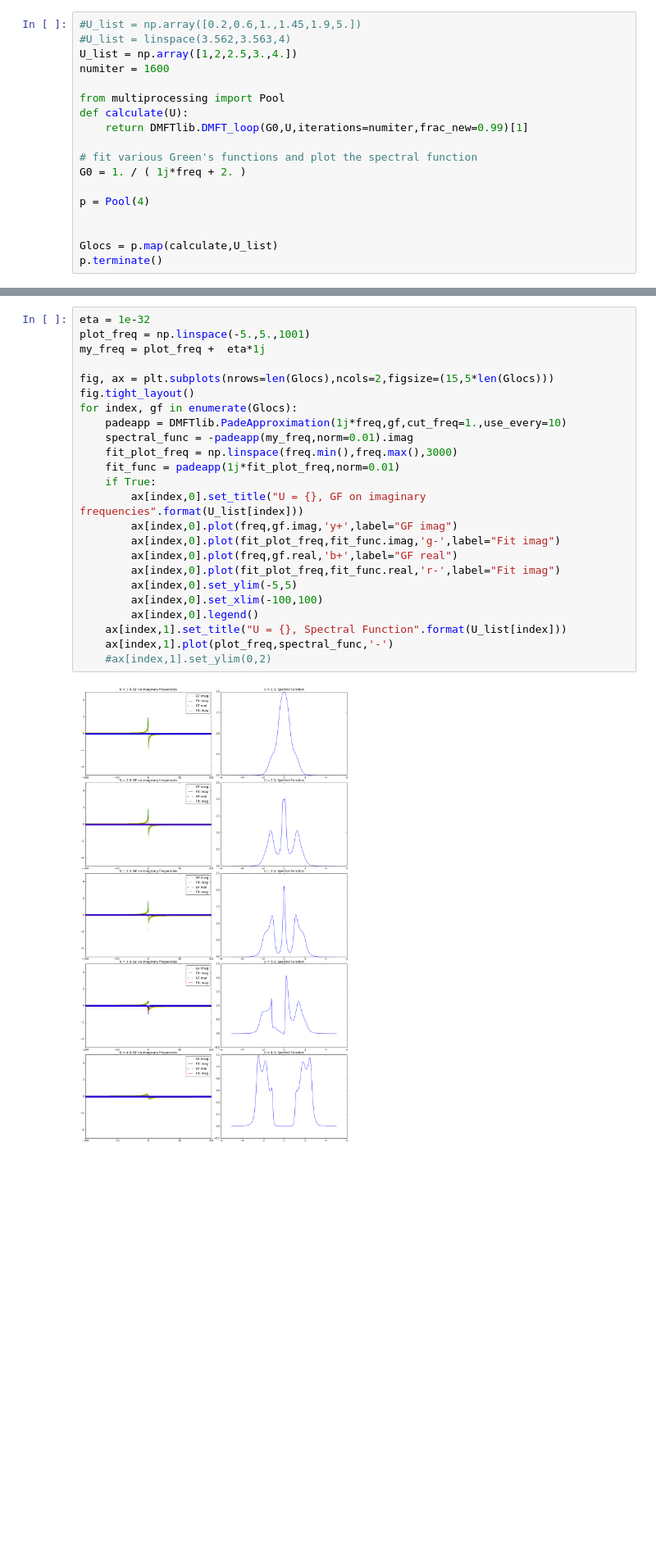
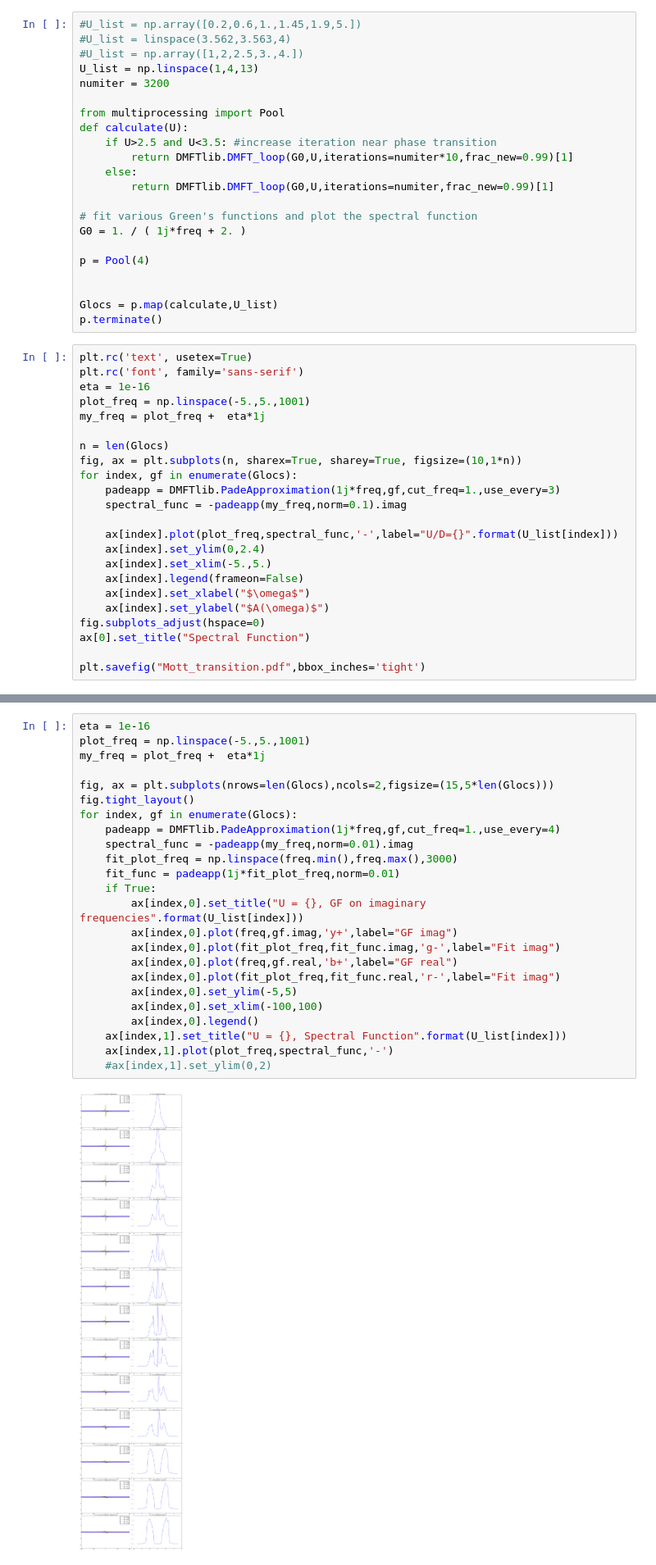
Before and after one commit to sprudel/DMFT, a Jupyter notebook: Zusammenführung/Mott_transition.ipynb, the cells around one changed output, grey strips where cells are left out. Shown: that part at 82% size. Cells and saved outputs as stored; diff of their text form; blank space fills up the shorter version.

Commit message:
improved plots and resimulated phase transitio

```diff
--- a/Zusammenführung/Mott_transition.ipynb
+++ b/Zusammenführung/Mott_transition.ipynb
@@ -19,12 +19,16 @@ freq = DMFTlib.matsubara_freq(N) # matsubara frequencies, ordered according to n
 # %%
 #U_list = np.array([0.2,0.6,1.,1.45,1.9,5.])
 #U_list = linspace(3.562,3.563,4)
-U_list = np.array([1,2,2.5,3.,4.])
-numiter = 1600
+#U_list = np.array([1,2,2.5,3.,4.])
+U_list = np.linspace(1,4,13)
+numiter = 3200
 
 from multiprocessing import Pool
 def calculate(U):
-    return DMFTlib.DMFT_loop(G0,U,iterations=numiter,frac_new=0.99)[1]
+    if U>2.5 and U<3.5: #increase iteration near phase transition
+        return DMFTlib.DMFT_loop(G0,U,iterations=numiter*10,frac_new=0.99)[1]
+    else:
+        return DMFTlib.DMFT_loop(G0,U,iterations=numiter,frac_new=0.99)[1]
 
 # fit various Green's functions and plot the spectral function
 G0 = 1. / ( 1j*freq + 2. )
@@ -34,3 +38,26 @@ p = Pool(4)
 
 Glocs = p.map(calculate,U_list)
 p.terminate()
+# %%
+plt.rc('text', usetex=True)
+plt.rc('font', family='sans-serif')
+eta = 1e-16
+plot_freq = np.linspace(-5.,5.,1001)
+my_freq = plot_freq +  eta*1j
+
+n = len(Glocs)
+fig, ax = plt.subplots(n, sharex=True, sharey=True, figsize=(10,1*n))
+for index, gf in enumerate(Glocs):
+    padeapp = DMFTlib.PadeApproximation(1j*freq,gf,cut_freq=1.,use_every=3)
+    spectral_func = -padeapp(my_freq,norm=0.1).imag
+
+    ax[index].plot(plot_freq,spectral_func,'-',label="U/D={}".format(U_list[index]))
+    ax[index].set_ylim(0,2.4)
+    ax[index].set_xlim(-5.,5.)
+    ax[index].legend(frameon=False)
+    ax[index].set_xlabel("$\omega$")
+    ax[index].set_ylabel("$A(\omega)$")
+fig.subplots_adjust(hspace=0)
+ax[0].set_title("Spectral Function")
+
+plt.savefig("Mott_transition.pdf",bbox_inches='tight')
@@ -37,26 +66,26 @@ p.terminate()
 # %%
-eta = 1e-32
+eta = 1e-16
 plot_freq = np.linspace(-5.,5.,1001)
 my_freq = plot_freq +  eta*1j
 
 fig, ax = plt.subplots(nrows=len(Glocs),ncols=2,figsize=(15,5*len(Glocs)))
 fig.tight_layout()
 for index, gf in enumerate(Glocs):
-    padeapp = DMFTlib.PadeApproximation(1j*freq,gf,cut_freq=1.,use_every=10)
+    padeapp = DMFTlib.PadeApproximation(1j*freq,gf,cut_freq=1.,use_every=4)
     spectral_func = -padeapp(my_freq,norm=0.01).imag
     fit_plot_freq = np.linspace(freq.min(),freq.max(),3000)
     fit_func = padeapp(1j*fit_plot_freq,norm=0.01)
     if True:
         ax[index,0].set_title("U = {}, GF on imaginary frequencies".format(U_list[index]))
         ax[index,0].plot(freq,gf.imag,'y+',label="GF imag")
         ax[index,0].plot(fit_plot_freq,fit_func.imag,'g-',label="Fit imag")
         ax[index,0].plot(freq,gf.real,'b+',label="GF real")
         ax[index,0].plot(fit_plot_freq,fit_func.real,'r-',label="Fit imag")
         ax[index,0].set_ylim(-5,5)
         ax[index,0].set_xlim(-100,100)
         ax[index,0].legend()
     ax[index,1].set_title("U = {}, Spectral Function".format(U_list[index]))
     ax[index,1].plot(plot_freq,spectral_func,'-')
     #ax[index,1].set_ylim(0,2)
 # %% [output]
-[figure, old version]
+[figure, new version]
```
Also changed, not shown: parts of 2 cells of this notebook, 8 other files.
